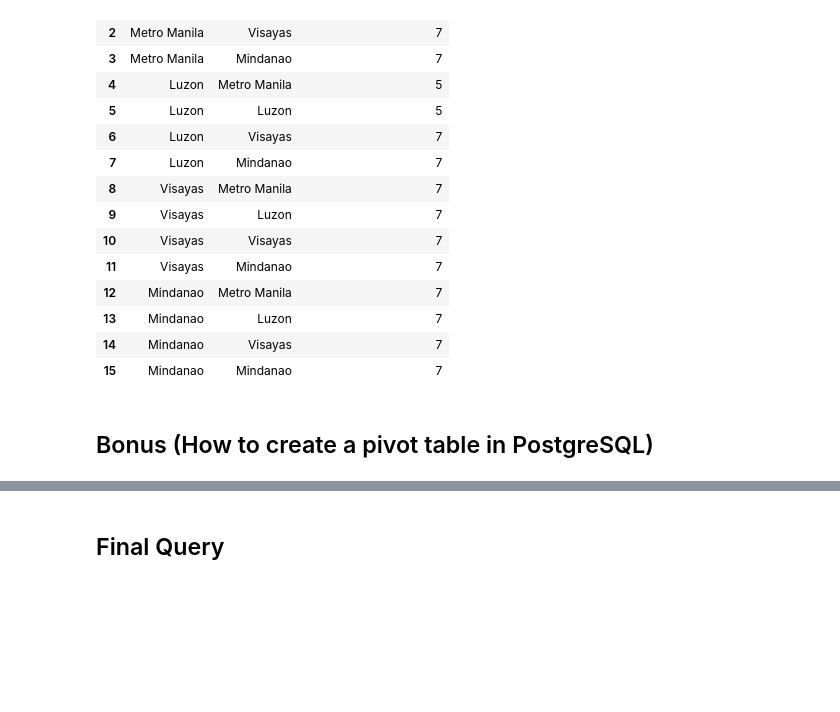
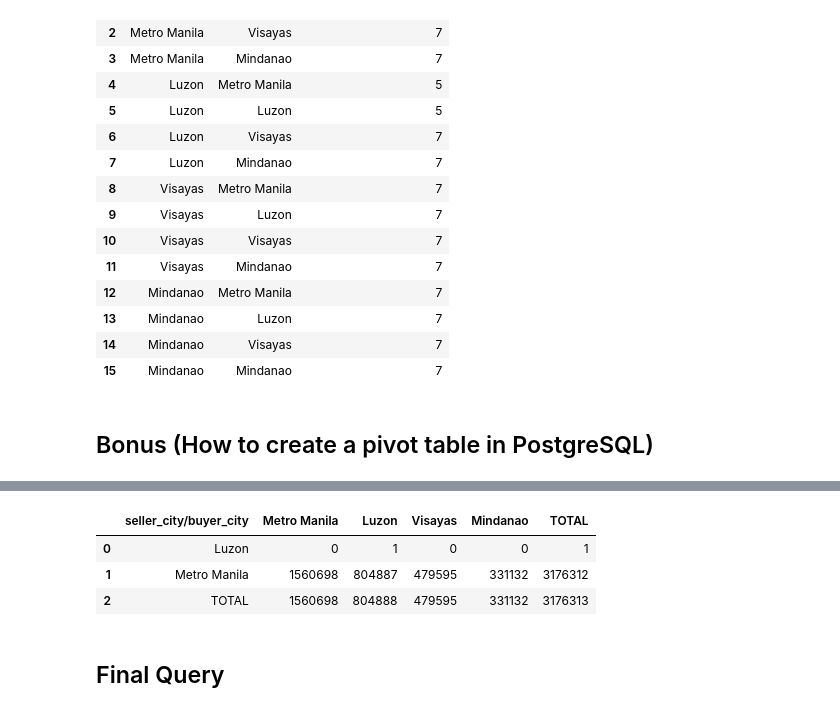
Before and after one commit to gstdl/Logistics_Analysis, a Jupyter notebook: Logistics Analysis using PostgreSQL.ipynb, the cells around one changed output, grey strips where cells are left out. Drawn from its saved outputs; the diff is of its cells as text; code cells hidden in the pictures; blank space fills up the shorter version.

```diff
--- a/Logistics Analysis using PostgreSQL.ipynb
+++ b/Logistics Analysis using PostgreSQL.ipynb
@@ -29,7 +30,21 @@ start_index = 3176000
 df.iloc[:start_index].to_sql('delivery_orders', con= conn, index= False)
 # %%
 ### define query helper function
-def query(q, con= conn): return pd.read_sql(sqlalchemy.text(q), con= conn)
+def query(q, con= conn):
+    print(f'''===== START OF QUERY ======
+
+{q}
+
+=====   END OF QUERY ======''')
+    return pd.read_sql(sqlalchemy.text(q), con= conn)
+## alternative
+# def query(q, con= conn):
+#     print(f'''===== START OF QUERY ======
+
+# {q}
+
+# =====   END OF QUERY ======''')
+#     return pd.DataFrame(conn.execute(sqlalchemy.text(q)))
 # %%
 ### sanity check
 query('select * from delivery_orders').tail()
@@ -399,0 +550,69 @@ CROSSTAB(
+# %%
+query('''
+/* Create helper table for future queries*/
+CREATE OR REPLACE TEMP VIEW city_temp AS
+SELECT orderid,
+       (to_timestamp(pick) AT TIME ZONE 'Asia/Manila')::date AS pick,
+       (to_timestamp("1st_deliver_attempt") AT TIME ZONE 'Asia/Manila')::date AS _1st_deliver_attempt,
+       (to_timestamp("2nd_deliver_attempt") AT TIME ZONE 'Asia/Manila')::date AS _2nd_deliver_attempt,
+       CASE
+           WHEN lower(buyeraddress) LIKE '%metro manila'
+               THEN 'Metro Manila'
+           WHEN lower(buyeraddress) LIKE '%luzon'
+               THEN 'Luzon'
+           WHEN lower(buyeraddress) LIKE '%visayas'
+               THEN 'Visayas'
+           WHEN lower(buyeraddress) LIKE '%mindanao'
+               THEN 'Mindanao'
+           ELSE null
+       END AS buyer_city,
+       CASE
+           WHEN lower(selleraddress) LIKE '%metro manila'
+               THEN 'Metro Manila'
+           WHEN lower(selleraddress) LIKE '%luzon'
+               THEN 'Luzon'
+           WHEN lower(selleraddress) LIKE '%visayas'
+               THEN 'Visayas'
+           WHEN lower(selleraddress) LIKE '%mindanao'
+               THEN 'Mindanao'
+           ELSE null
+       END AS seller_city
+FROM delivery_orders;
+
+
+/* Install Postgresql additional function for pivoting*/
+CREATE EXTENSION IF NOT EXISTS tablefunc;
+
+WITH city_distribution_matrix AS (
+/* Pivot Table Query*/
+SELECT * FROM
+CROSSTAB(
+    'SELECT seller_city,
+            buyer_city,
+            count(1)
+     FROM city_temp
+     GROUP BY 1,2
+     ORDER BY 1,2',
+    $$VALUES {text1}$$
+) AS pivot_table(
+    seller_city VARCHAR,
+    {text2}
+)
+)
+
+/* Query for seller_city x buyer_city count matrix*/
+SELECT seller_city AS "seller_city/buyer_city",
+       {text4},
+       {text5} AS "TOTAL"
+FROM (SELECT * FROM city_distribution_matrix
+UNION ALL
+/*Table Total Query*/
+SELECT 'TOTAL' AS seller_city,
+       {text3}
+FROM city_distribution_matrix) AS q
+'''.format(text1= ',\n\t     '.join([f"('{city}')" for city in cities]),
+           text2= ',\n    '.join([f'"{city}" INT' for city in cities]),
+           text3= ',\n       '.join([f'SUM("{city}") AS "{city}"' for city in cities]),
+           text4= ',\n       '.join([f'COALESCE("{city}", 0) AS "{city}"' for city in cities]),
+           text5= ' + '.join([f'COALESCE("{city}", 0)' for city in cities])))
+# %% [output]
@@ -400,3 +636,7 @@ CROSSTAB(
+|  | seller_city/buyer_city | Metro Manila | Luzon | Visayas | Mindanao | TOTAL |
+| 0 | Luzon | 0 | 1 | 0 | 0 | 1 |
+| 1 | Metro Manila | 1560698 | 804887 | 479595 | 331132 | 3176312 |
+| 2 | TOTAL | 1560698 | 804888 | 479595 | 331132 | 3176313 |
 # %% [markdown]
 ## Final Query
 # %%
```
Also changed, not shown: parts of 28 cells of this notebook.
